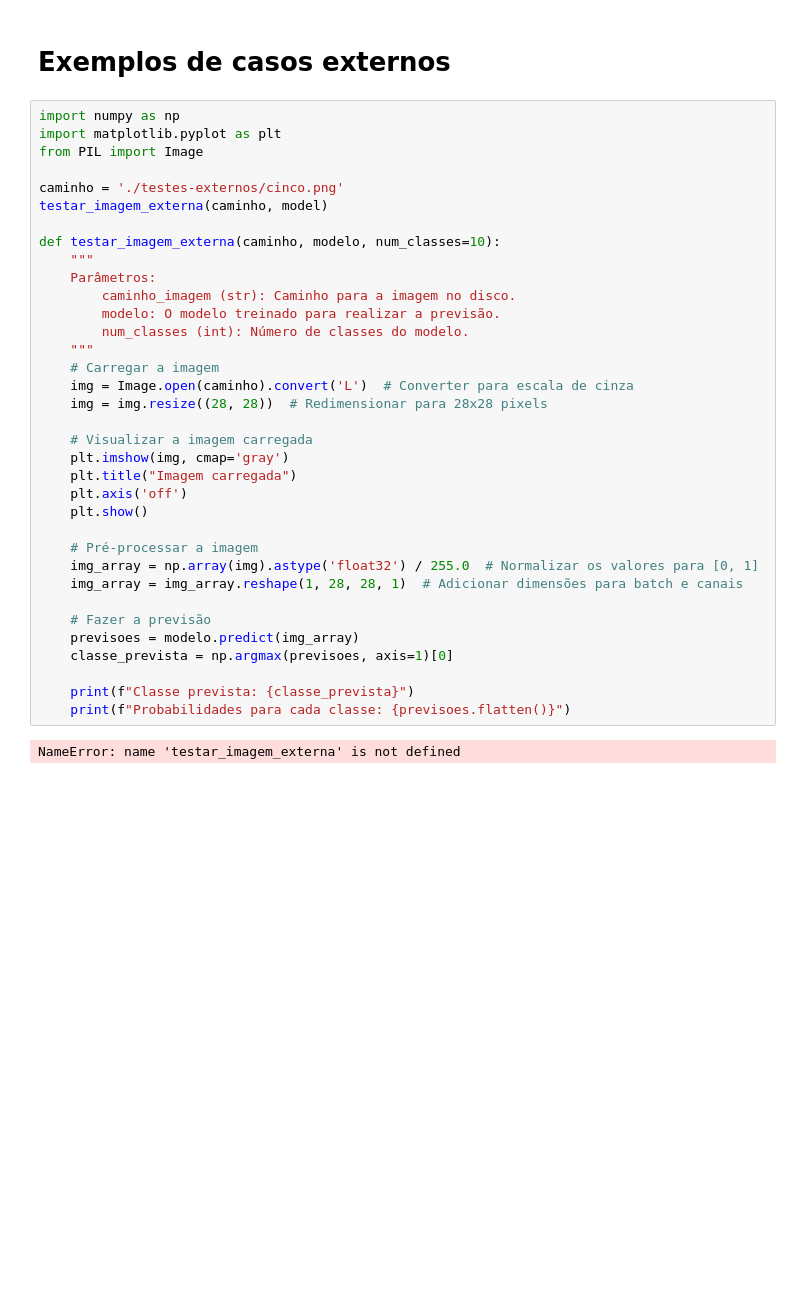
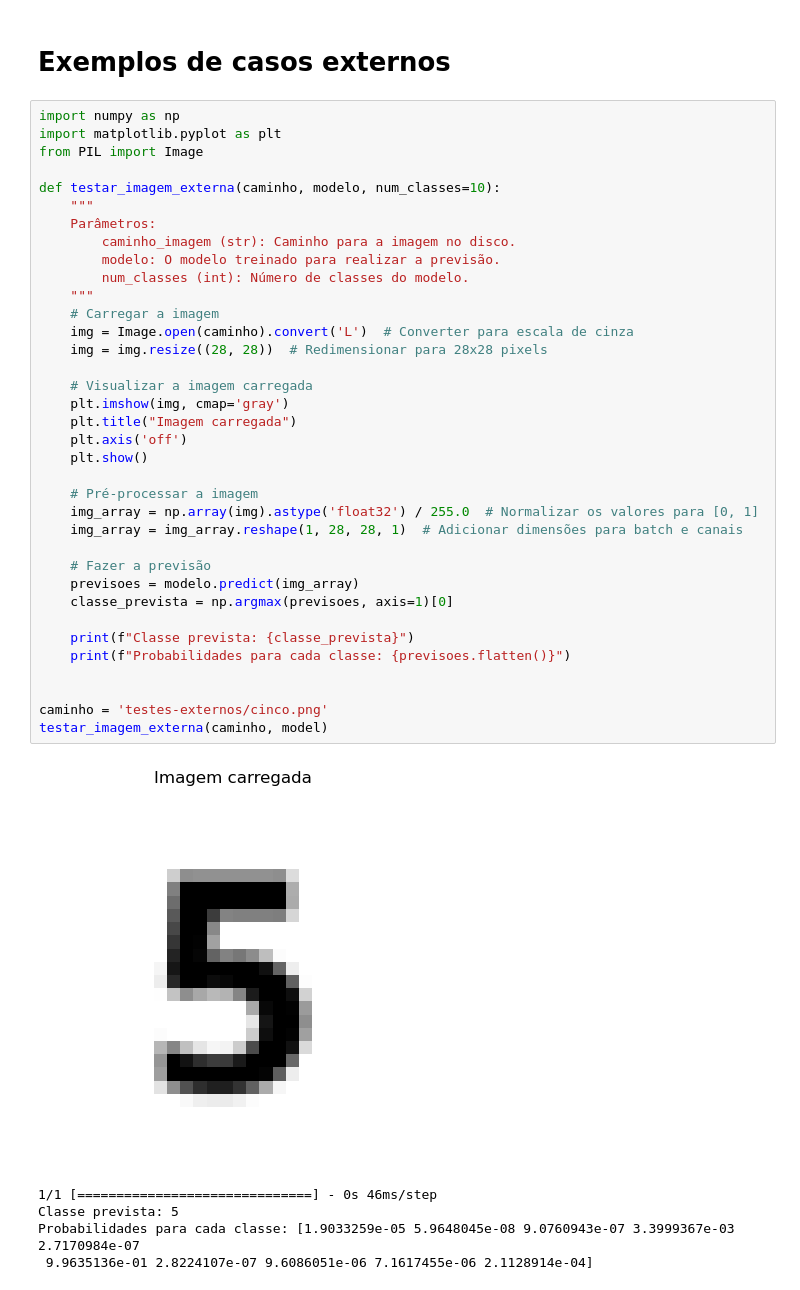
Before and after one commit to otavioalbe/cnn-classificacao-digitos, a Jupyter notebook: ccn-classificacao-digitos.ipynb, the cells around one changed output. Drawn from its saved outputs; the diff is of its cells as text; blank space fills up the shorter version.

```diff
--- a/ccn-classificacao-digitos.ipynb
+++ b/ccn-classificacao-digitos.ipynb
@@ -350,36 +365,41 @@ Qtde de testes: 28000
 import numpy as np
 import matplotlib.pyplot as plt
 from PIL import Image
-
-caminho = './testes-externos/cinco.png'
-testar_imagem_externa(caminho, model)
 
 def testar_imagem_externa(caminho, modelo, num_classes=10):
     """
     Parâmetros:
         caminho_imagem (str): Caminho para a imagem no disco.
         modelo: O modelo treinado para realizar a previsão.
         num_classes (int): Número de classes do modelo.
     """
     # Carregar a imagem
     img = Image.open(caminho).convert('L')  # Converter para escala de cinza
     img = img.resize((28, 28))  # Redimensionar para 28x28 pixels
 
     # Visualizar a imagem carregada
     plt.imshow(img, cmap='gray')
     plt.title("Imagem carregada")
     plt.axis('off')
     plt.show()
 
     # Pré-processar a imagem
     img_array = np.array(img).astype('float32') / 255.0  # Normalizar os valores para [0, 1]
     img_array = img_array.reshape(1, 28, 28, 1)  # Adicionar dimensões para batch e canais
 
     # Fazer a previsão
     previsoes = modelo.predict(img_array)
     classe_prevista = np.argmax(previsoes, axis=1)[0]
 
     print(f"Classe prevista: {classe_prevista}")
     print(f"Probabilidades para cada classe: {previsoes.flatten()}")
+
+
+caminho = 'testes-externos/cinco.png'
+testar_imagem_externa(caminho, model)
 # %% [output]
+[figure, added]
-NameError: name 'testar_imagem_externa' is not defined
+1/1 [==============================] - 0s 46ms/step
+Classe prevista: 5
+Probabilidades para cada classe: [1.9033259e-05 5.9648045e-08 9.0760943e-07 3.3999367e-03 2.7170984e-07
+ 9.9635136e-01 2.8224107e-07 9.6086051e-06 7.1617455e-06 2.1128914e-04]
```
Also changed, not shown: parts of 7 cells of this notebook, 5 other files.
